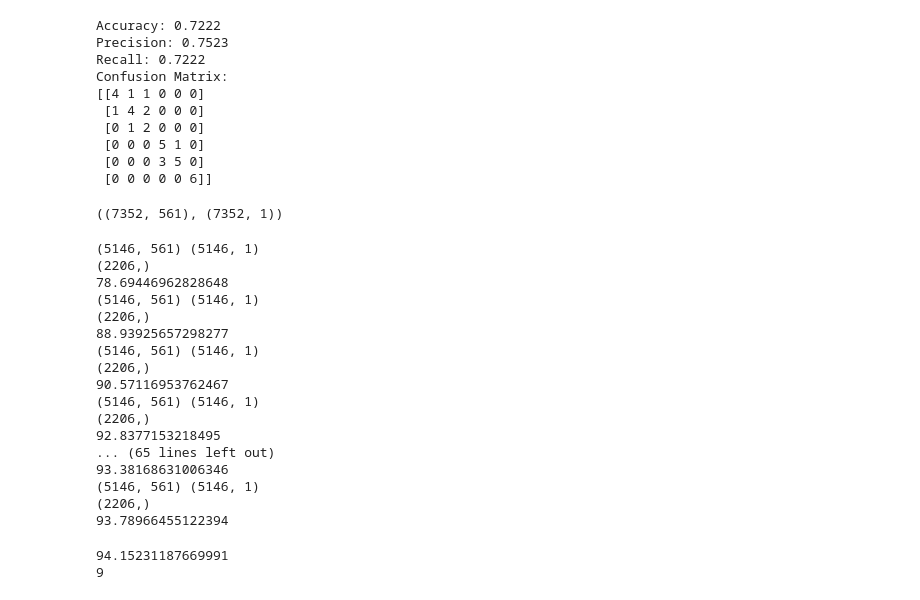
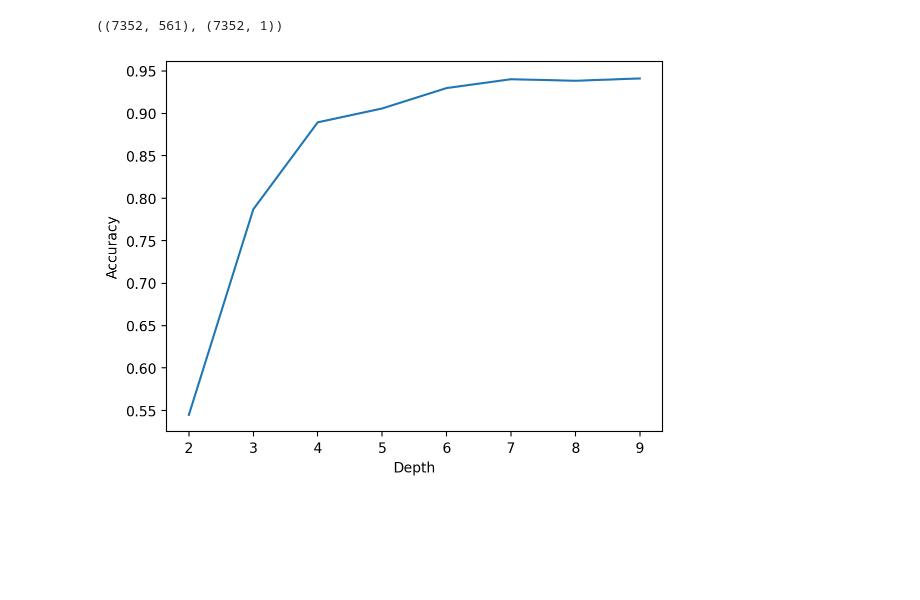
Before and after one commit to Jain-Laksh/ES335-assignment-1, a Jupyter notebook: HAR/task_2.ipynb, the cells around one changed output. Drawn from its saved outputs; the diff is of its cells as text; code cells hidden in the pictures; blank space fills up the shorter version.

```diff
--- a/HAR/task_2.ipynb
+++ b/HAR/task_2.ipynb
@@ -160,20 +179,3 @@ Progress: 100% Complete
-# %%
-print(f"Accuracy: {accuracy:.4f}")
-print(f"Precision: {precision:.4f}")
-print(f"Recall: {recall:.4f}")
-print("Confusion Matrix:")
-print(conf_matrix)
-# %% [output]
-Accuracy: 0.7222
-Precision: 0.7523
-Recall: 0.7222
-Confusion Matrix:
-[[4 1 1 0 0 0]
- [1 4 2 0 0 0]
- [0 1 2 0 0 0]
- [0 0 0 5 1 0]
- [0 0 0 3 5 0]
- [0 0 0 0 0 6]]
 # %%
 import pandas as pd
 from sklearn.metrics import accuracy_score
@@ -195,44 +197,37 @@ X_features.shape, y_features.shape
 # %%
 maxd = 0
 max_accuracy = 0
 
+depth_list = []
+accuracy_list = []
 
-
-for i in range(3,30):
+for i in range(2,10):
 
     dt = DecisionTreeClassifier(criterion='gini', max_depth=i)
     X_train,X_test,y_train,y_test = train_test_split(X_features,y_features,test_size=0.3,random_state=20,stratify=y_features)
-    print(X_train.shape, y_train.shape)
+    # print(X_train.shape, y_train.shape)
     dt.fit(X_train, y_train)
     y_predicted = dt.predict(X_test)
-    print(y_predicted.shape)
+    # print(y_predicted.shape)
     y_predicted = pd.Series(y_predicted, index=y_test.index)
+    # accuracy = accuracy_score(y_test, y_predicted)
+    # print(accuracy*100)
+    # if accuracy*100>max_accuracy:
+    #     maxd = i
+    #     max_accuracy = accuracy * 100
+
+    depth_list.append(i)
     accuracy = accuracy_score(y_test, y_predicted)
-    print(accuracy*100)
-    if accuracy*100>max_accuracy:
-        maxd = i
-        max_accuracy = accuracy * 100
+    accuracy_list.append(accuracy)
+
+accuracy = accuracy_score(y_test, y_predicted)
+precision = precision_score(y_test, y_predicted, average='weighted')
+recall = recall_score(y_test, y_predicted, average='weighted')
+conf_matrix = confusion_matrix(y_test, y_predicted)
+
+plt.plot(depth_list,accuracy_list)
+plt.xlabel('Depth')
+plt.ylabel('Accuracy')
+plt.show()
 # %% [output]
-(5146, 561) (5146, 1)
-(2206,)
-78.69446962828648
-(5146, 561) (5146, 1)
-(2206,)
-88.93925657298277
-(5146, 561) (5146, 1)
-(2206,)
-90.57116953762467
-(5146, 561) (5146, 1)
-(2206,)
-92.8377153218495
-... (65 lines left out)
-93.38168631006346
-(5146, 561) (5146, 1)
-(2206,)
-93.78966455122394
+[figure, added]
-# %%
-print(max_accuracy)
-print(maxd)
-# %% [output]
-94.15231187669991
-9
```
Also changed, not shown: parts of 10 cells of this notebook.
